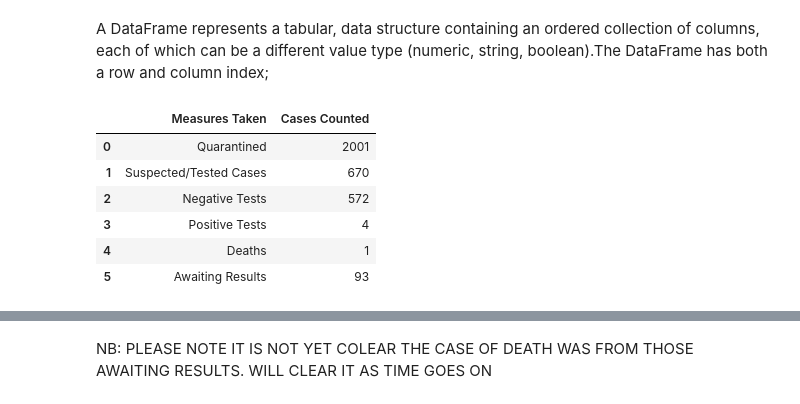
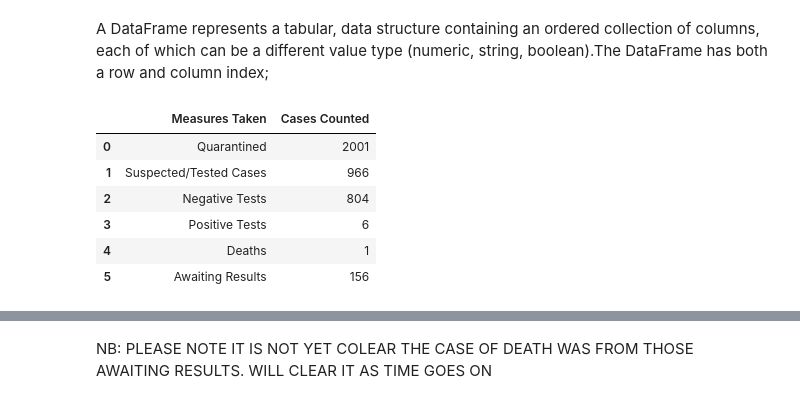
Before and after one commit to Mmusi/COVID-19-Botswana, a Jupyter notebook: COVID-19-BOTSWANA.ipynb, the cells around one changed output, grey strips where cells are left out. Saved outputs shown, nothing was run; the diff lists cells and outputs as text; code cells hidden in the pictures.

```diff
--- a/COVID-19-BOTSWANA.ipynb
+++ b/COVID-19-BOTSWANA.ipynb
@@ -124,17 +128,17 @@ collection of columns, each of which can be a different value type (numeric,
 string, boolean).The DataFrame has both a row and column index;
 # %%
 data = {'Measures Taken': ['Quarantined', 'Suspected/Tested Cases', 'Negative Tests', 'Positive Tests','Deaths', 'Awaiting Results'],
-'Cases Counted': [2001, 670, 572, 4, 1, 93]}
+'Cases Counted': [2001, 966, 804, 6, 1, 156]}
 frame = DataFrame(data)
 frame
 # %% [output]
 |  | Measures Taken | Cases Counted |
 | 0 | Quarantined | 2001 |
-| 1 | Suspected/Tested Cases | 670 |
-| 2 | Negative Tests | 572 |
-| 3 | Positive Tests | 4 |
+| 1 | Suspected/Tested Cases | 966 |
+| 2 | Negative Tests | 804 |
+| 3 | Positive Tests | 6 |
 | 4 | Deaths | 1 |
-| 5 | Awaiting Results | 93 |
+| 5 | Awaiting Results | 156 |
 # %%
 frame2 = DataFrame(data, columns=['Measures Taken', 'Cases Counted'],
 ....: index=['Quarantined', 'Suspected/Tested Cases', 'Negative Tests', 'Positive Tests', 'Deaths', 'Awaiting Results'])
```
Also changed, not shown: parts of 9 cells of this notebook.
